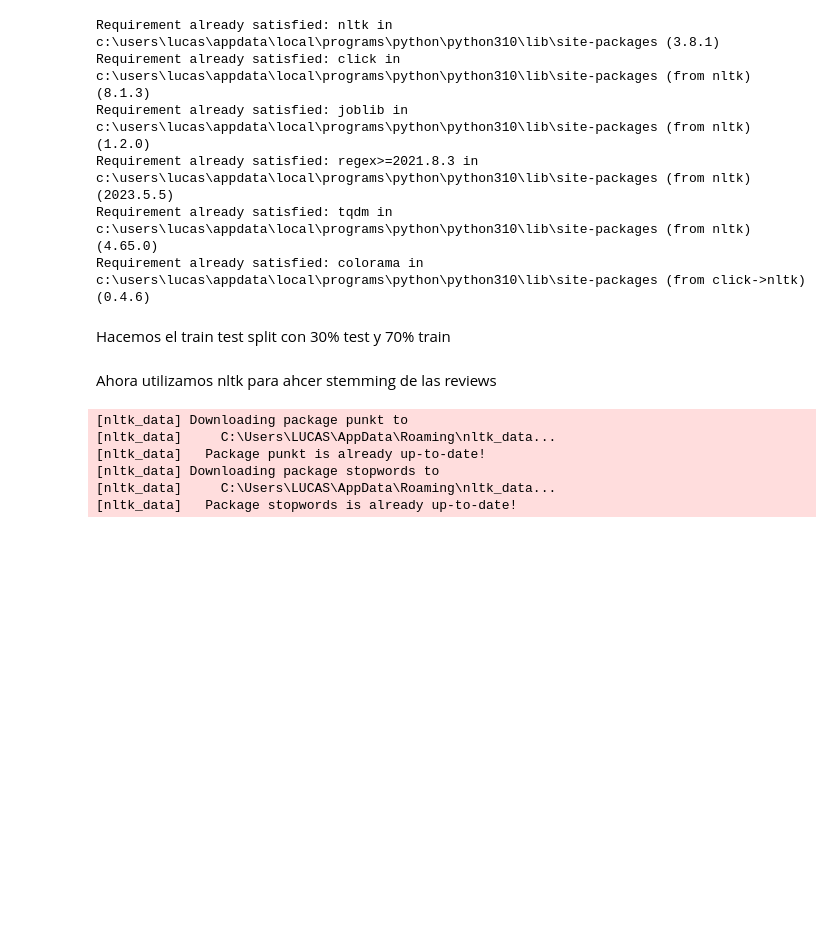
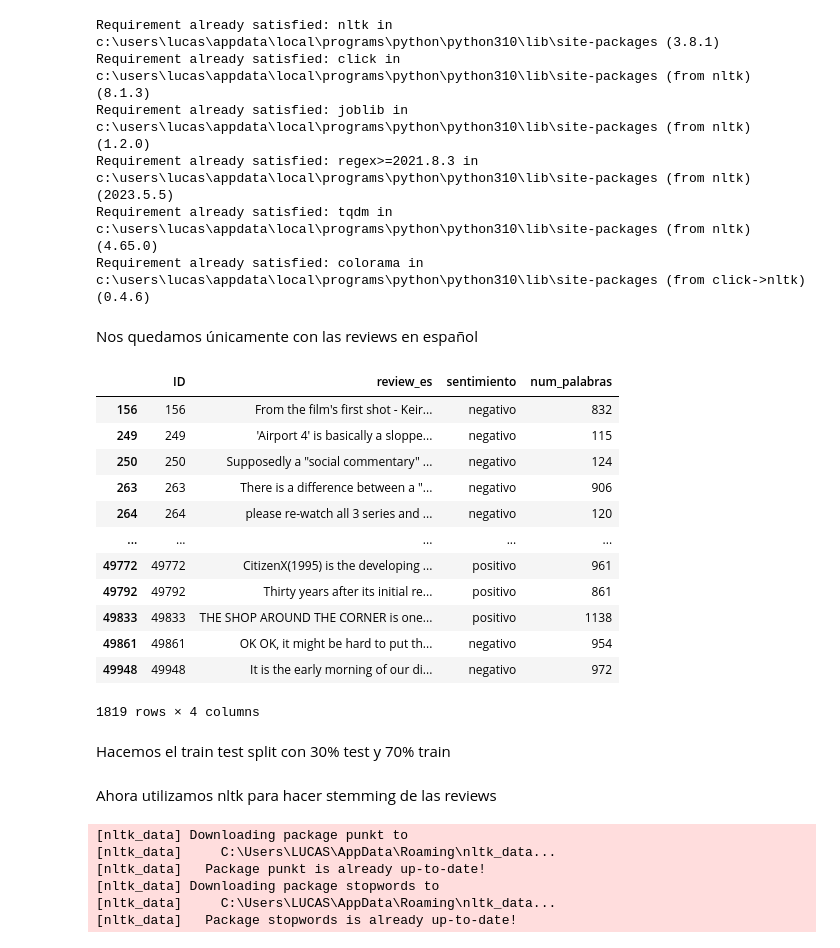
Before and after one commit to Chuleeta/TP1y2-OrgaDeDatos, a Jupyter notebook: TP2/7506R_TP2_GRUPO23_CHP1_ENTREGA_BayesNaive.ipynb, the cells around one changed output. Drawn from its saved outputs; the diff is of its cells as text; code cells hidden in the pictures; blank space fills up the shorter version.

```diff
--- a/TP2/7506R_TP2_GRUPO23_CHP1_ENTREGA_BayesNaive.ipynb
+++ b/TP2/7506R_TP2_GRUPO23_CHP1_ENTREGA_BayesNaive.ipynb
@@ -65,3 +65,30 @@ Requirement already satisfied: joblib in c:\users\lucas\appdata\local\programs\p
 Requirement already satisfied: regex>=2021.8.3 in c:\users\lucas\appdata\local\programs\python\python310\lib\site-packages (from nltk) (2023.5.5)
 Requirement already satisfied: tqdm in c:\users\lucas\appdata\local\programs\python\python310\lib\site-packages (from nltk) (4.65.0)
 Requirement already satisfied: colorama in c:\users\lucas\appdata\local\programs\python\python310\lib\site-packages (from click->nltk) (0.4.6)
+# %% [markdown]
+Nos quedamos únicamente  con las reviews en español
+# %%
+from langdetect import detect
+
+indices = []
+
+for i, fila in df.iterrows():
+    review = fila['review_es']
+    if detect(review) != 'es':
+        indices.append(i)
+
+df.iloc[indices]
+# %% [output]
+|  | ID | review_es | sentimiento | num_palabras |
+| 156 | 156 | From the film's first shot - Keir... | negativo | 832 |
+| 249 | 249 | 'Airport 4' is basically a sloppe... | negativo | 115 |
+| 250 | 250 | Supposedly a "social commentary" ... | negativo | 124 |
+| 263 | 263 | There is a difference between a "... | negativo | 906 |
+| 264 | 264 | please re-watch all 3 series and ... | negativo | 120 |
+| ... | ... | ... | ... | ... |
+| 49772 | 49772 | CitizenX(1995) is the developing ... | positivo | 961 |
+| 49792 | 49792 | Thirty years after its initial re... | positivo | 861 |
+| 49833 | 49833 | THE SHOP AROUND THE CORNER is one... | positivo | 1138 |
+| 49861 | 49861 | OK OK, it might be hard to put th... | negativo | 954 |
+| 49948 | 49948 | It is the early morning of our di... | negativo | 972 |
+1819 rows × 4 columns
@@ -68,7 +97,7 @@ Requirement already satisfied: colorama in c:\users\lucas\appdata\local\programs
 # %% [markdown]
 Hacemos el train test split con 30% test y 70% train
 # %% [markdown]
-Ahora utilizamos nltk para ahcer stemming de las reviews
+Ahora utilizamos nltk para hacer stemming de las reviews
 # %%
 import pandas as pd
 import nltk
```
Also changed, not shown: parts of 8 cells of this notebook, 9 other files.
